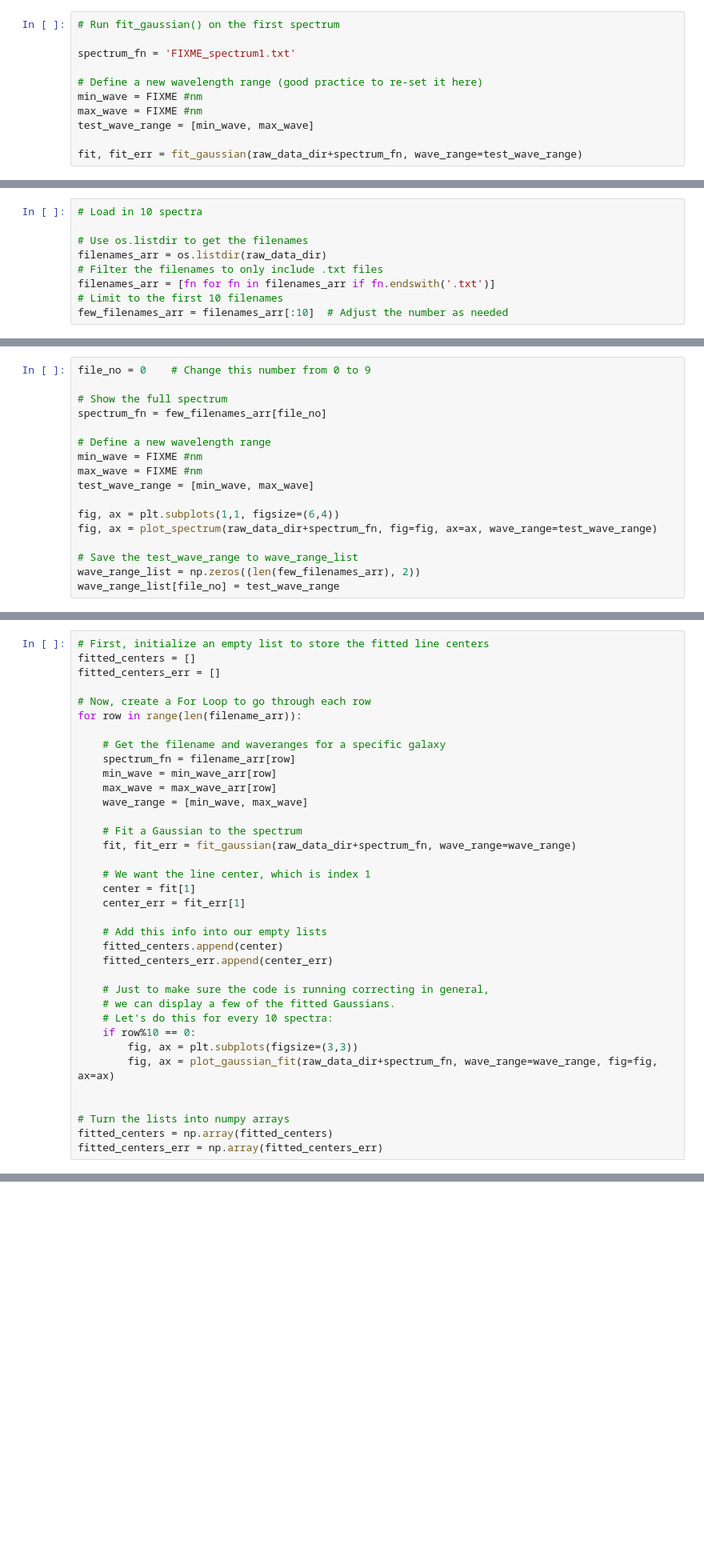
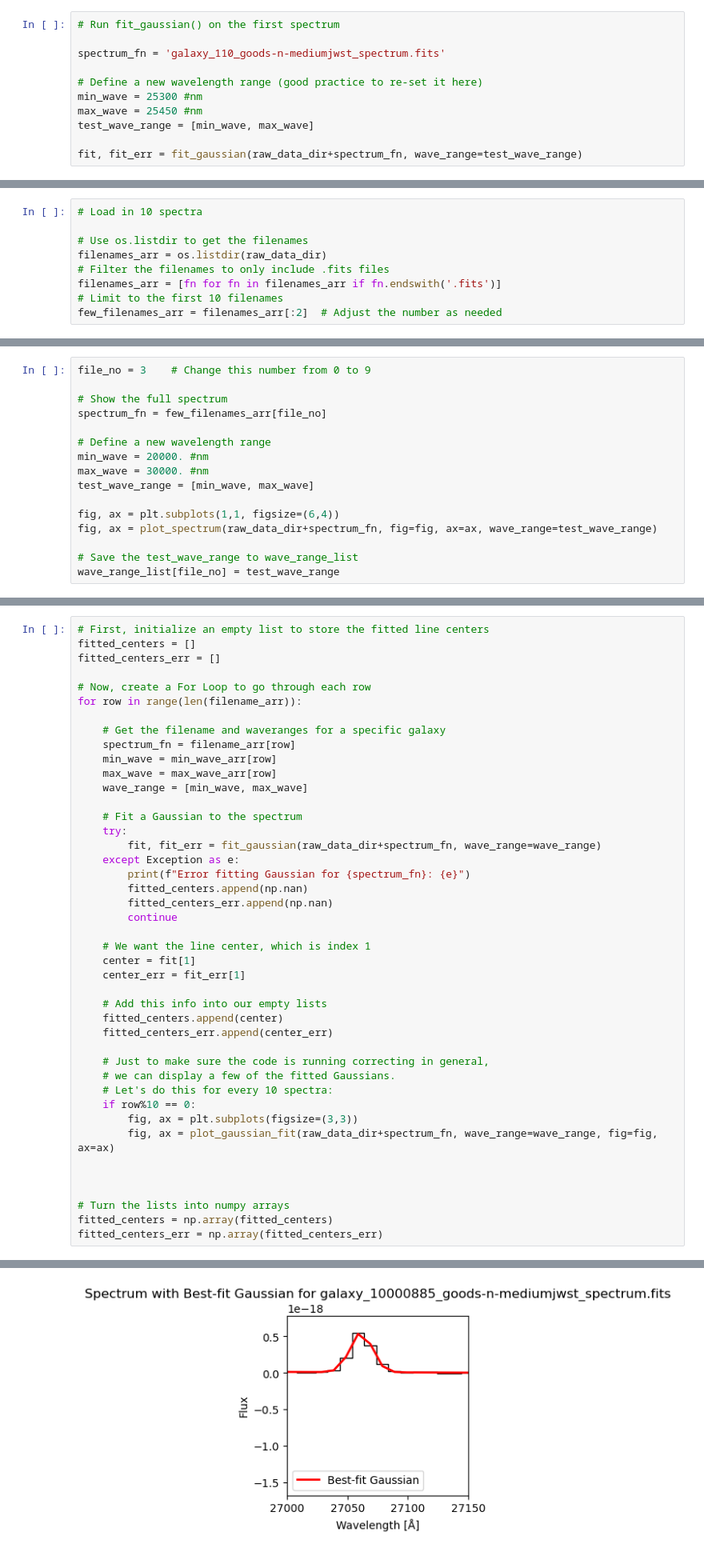
Before and after one commit to AstroSummerWorkshop/Projects, a Jupyter notebook: redshift_project/Spectroscopy_redshift_project_ANSWERKEY.ipynb, the cells around one changed output, grey strips where cells are left out. Shown: that part at 80% size. Drawn from its saved outputs; the diff is of its cells as text; blank space fills up the shorter version.

```diff
--- a/redshift_project/Spectroscopy_redshift_project_ANSWERKEY.ipynb
+++ b/redshift_project/Spectroscopy_redshift_project_ANSWERKEY.ipynb
@@ -216,11 +227,11 @@ Let's try to run `fit_gaussian()` to our first spectrum and see what it outputs.
 # %%
 # Run fit_gaussian() on the first spectrum
 
-spectrum_fn = 'FIXME_spectrum1.txt'
+spectrum_fn = 'galaxy_110_goods-n-mediumjwst_spectrum.fits'
 
 # Define a new wavelength range (good practice to re-set it here)
-min_wave = FIXME #nm
-max_wave = FIXME #nm
+min_wave = 25300 #nm
+max_wave = 25450 #nm
 test_wave_range = [min_wave, max_wave]
 
 fit, fit_err = fit_gaussian(raw_data_dir+spectrum_fn, wave_range=test_wave_range)
@@ -321,9 +342,9 @@ First of all, we need to isolate the one emission line in each spectrum so our f
 
 # Use os.listdir to get the filenames
 filenames_arr = os.listdir(raw_data_dir)
-# Filter the filenames to only include .txt files
-filenames_arr = [fn for fn in filenames_arr if fn.endswith('.txt')]
+# Filter the filenames to only include .fits files
+filenames_arr = [fn for fn in filenames_arr if fn.endswith('.fits')]
 # Limit to the first 10 filenames
-few_filenames_arr = filenames_arr[:10]  # Adjust the number as needed
+few_filenames_arr = filenames_arr[:2]  # Adjust the number as needed
 # %% [markdown]
 Now that we have a list of the 10 spectra, let's display them one at a time and save the wavelength range for each spectrum in "wave_range_list".
@@ -330,17 +355,16 @@ Now that we have a list of the 10 spectra, let's display them one at a time and
 # %%
-file_no = 0    # Change this number from 0 to 9
+file_no = 3    # Change this number from 0 to 9
 
 # Show the full spectrum
 spectrum_fn = few_filenames_arr[file_no]
 
 # Define a new wavelength range
-min_wave = FIXME #nm
-max_wave = FIXME #nm
+min_wave = 20000. #nm
+max_wave = 30000. #nm
 test_wave_range = [min_wave, max_wave]
 
 fig, ax = plt.subplots(1,1, figsize=(6,4))
 fig, ax = plot_spectrum(raw_data_dir+spectrum_fn, fig=fig, ax=ax, wave_range=test_wave_range)
 
 # Save the test_wave_range to wave_range_list
-wave_range_list = np.zeros((len(few_filenames_arr), 2))
 wave_range_list[file_no] = test_wave_range
@@ -410,7 +448,13 @@ for row in range(len(filename_arr)):
     wave_range = [min_wave, max_wave]
 
     # Fit a Gaussian to the spectrum
-    fit, fit_err = fit_gaussian(raw_data_dir+spectrum_fn, wave_range=wave_range)
+    try:
+        fit, fit_err = fit_gaussian(raw_data_dir+spectrum_fn, wave_range=wave_range)
+    except Exception as e:
+        print(f"Error fitting Gaussian for {spectrum_fn}: {e}")
+        fitted_centers.append(np.nan)
+        fitted_centers_err.append(np.nan)
+        continue
 
     # We want the line center, which is index 1
     center = fit[1]
@@ -428,6 +472,8 @@ for row in range(len(filename_arr)):
         fig, ax = plot_gaussian_fit(raw_data_dir+spectrum_fn, wave_range=wave_range, fig=fig, ax=ax)
 
 
+
 # Turn the lists into numpy arrays
 fitted_centers = np.array(fitted_centers)
 fitted_centers_err = np.array(fitted_centers_err)
+# %% [output]
@@ -433,0 +483 @@ fitted_centers_err = np.array(fitted_centers_err)
+[figure, added]
```
Also changed, not shown: parts of 25 cells of this notebook, 4 other files.
